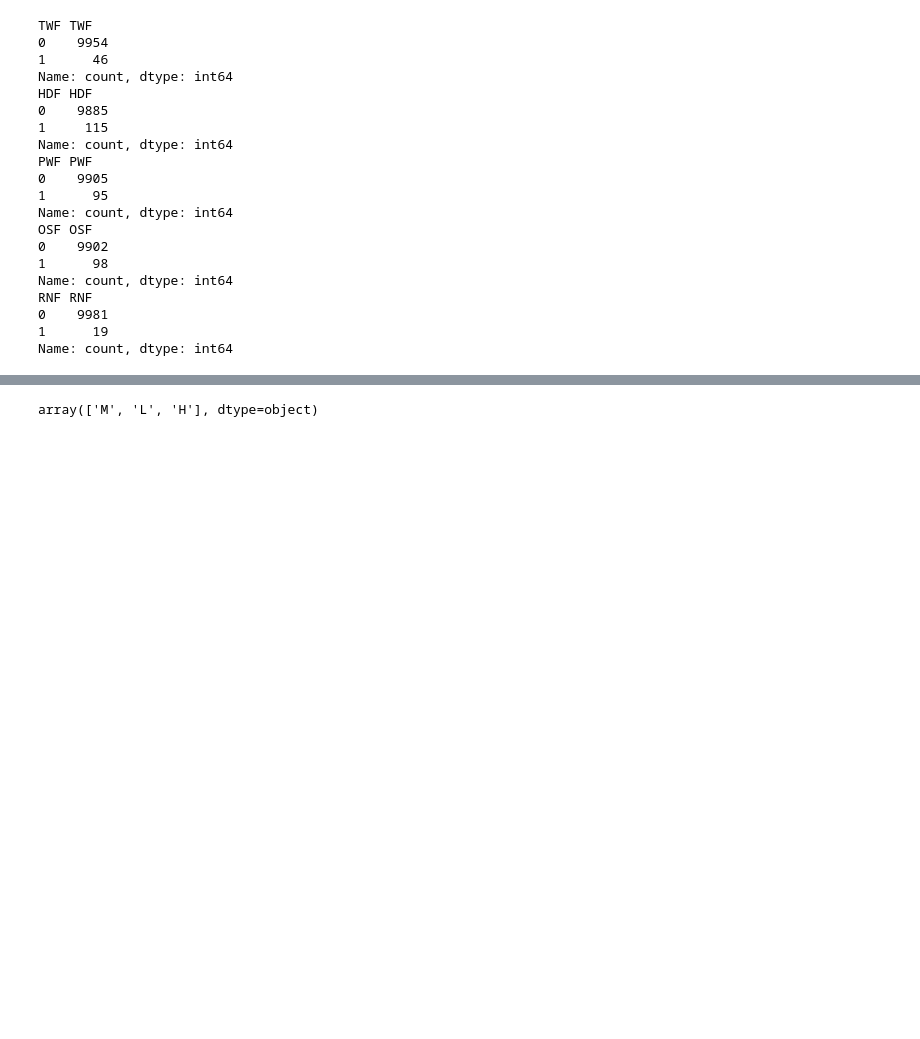
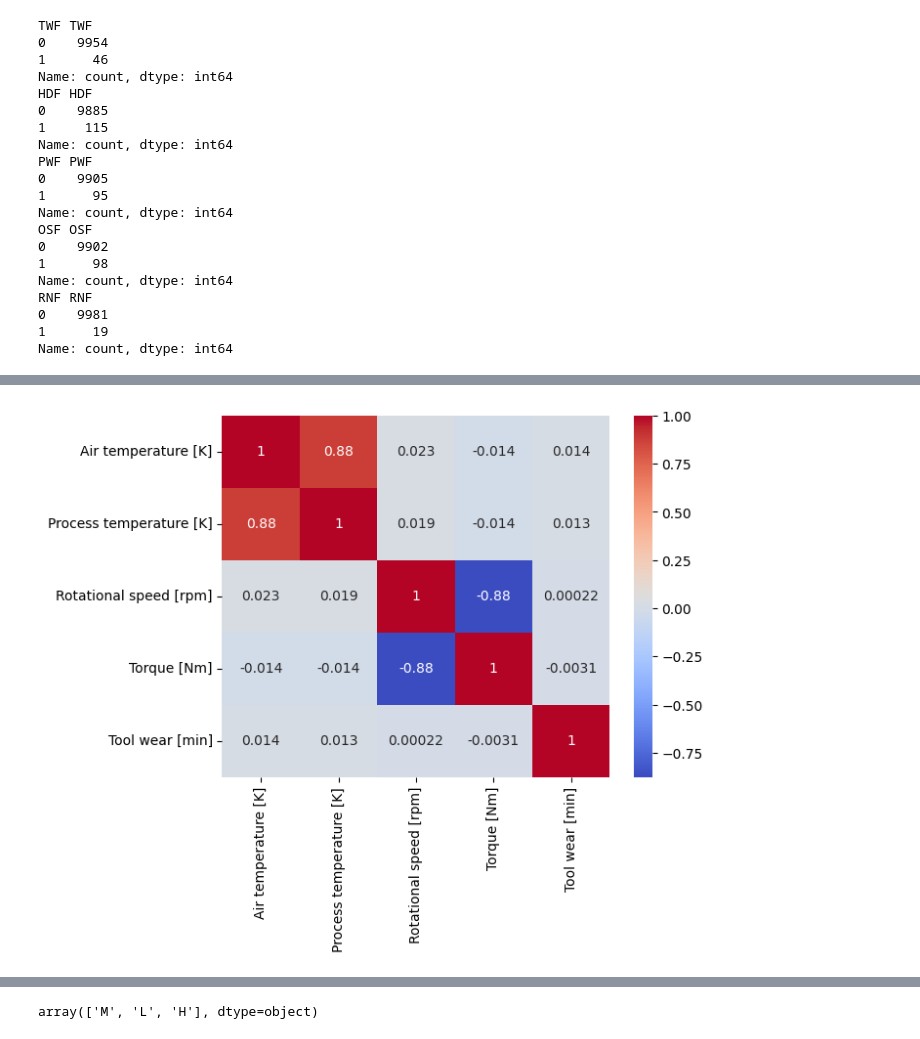
Before and after one commit to arunx86-007/IoT-Sensor-Anomaly-Detection, a Jupyter notebook: notebook/Analysis.ipynb, the cells around one changed output, grey strips where cells are left out. Drawn from its saved outputs; the diff is of its cells as text; code cells hidden in the pictures; blank space fills up the shorter version.

```diff
--- a/notebook/Analysis.ipynb
+++ b/notebook/Analysis.ipynb
@@ -145,0 +173,7 @@ memory usage: 468.9+ KB
+# %%
+corr = X.drop(columns = "Type").corr()
+plt.Figure(figsize= (2,2))
+sns.heatmap(corr, annot= True, cmap= "coolwarm")
+plt.show()
+# %% [output]
+[figure, added]
```
Also changed, not shown: parts of 5 cells of this notebook.
